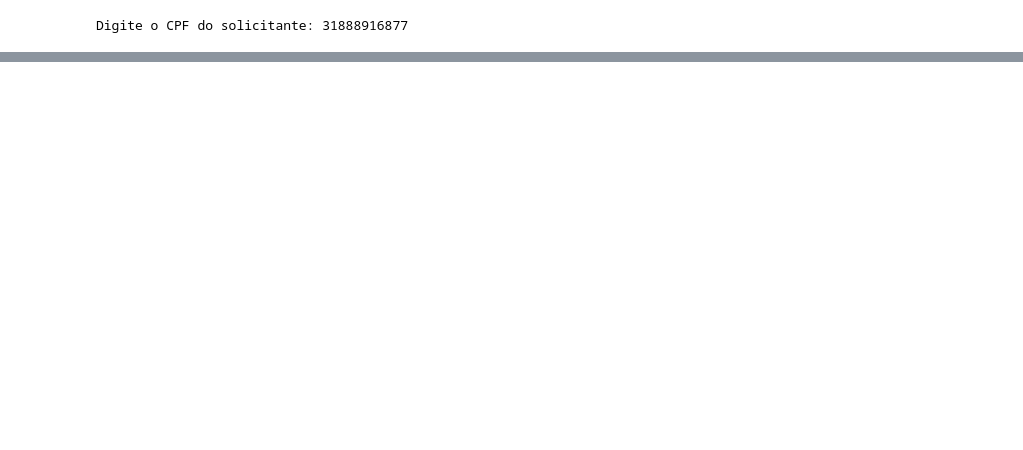
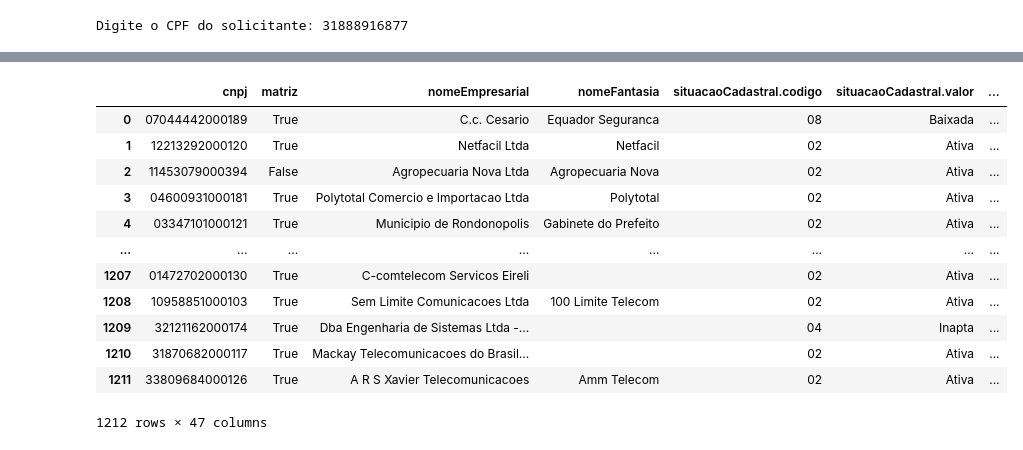
Before and after one commit to ronaldokun/receitaws, a Jupyter notebook: notebooks/_tutorial.ipynb, the cells around one changed output, grey strips where cells are left out. Cells and saved outputs as stored; diff of their text form; code cells hidden in the pictures; blank space fills up the shorter version.

```diff
--- a/notebooks/_tutorial.ipynb
+++ b/notebooks/_tutorial.ipynb
@@ -206,0 +177,16 @@ req._formatar_url('21996857134')
+# %%
+dados_cnpj
+# %% [output]
+|  | cnpj | matriz | nomeEmpresarial | nomeFantasia | situacaoCadastral.codigo | situacaoCadastral.valor | ... |
+| 0 | 07044442000189 | True | C.c. Cesario | Equador Seguranca | 08 | Baixada | ... |
+| 1 | 12213292000120 | True | Netfacil Ltda | Netfacil | 02 | Ativa | ... |
+| 2 | 11453079000394 | False | Agropecuaria Nova Ltda | Agropecuaria Nova | 02 | Ativa | ... |
+| 3 | 04600931000181 | True | Polytotal Comercio e Importacao Ltda | Polytotal | 02 | Ativa | ... |
+| 4 | 03347101000121 | True | Municipio de Rondonopolis | Gabinete do Prefeito | 02 | Ativa | ... |
+| ... | ... | ... | ... | ... | ... | ... | ... |
+| 1207 | 01472702000130 | True | C-comtelecom Servicos Eireli |  | 02 | Ativa | ... |
+| 1208 | 10958851000103 | True | Sem Limite Comunicacoes Ltda | 100 Limite Telecom | 02 | Ativa | ... |
+| 1209 | 32121162000174 | True | Dba Engenharia de Sistemas Ltda -... |  | 04 | Inapta | ... |
+| 1210 | 31870682000117 | True | Mackay Telecomunicacoes do Brasil... |  | 02 | Ativa | ... |
+| 1211 | 33809684000126 | True | A R S Xavier Telecomunicacoes | Amm Telecom | 02 | Ativa | ... |
+1212 rows × 47 columns
```
Also changed, not shown: parts of 35 cells of this notebook, 2 other files.
